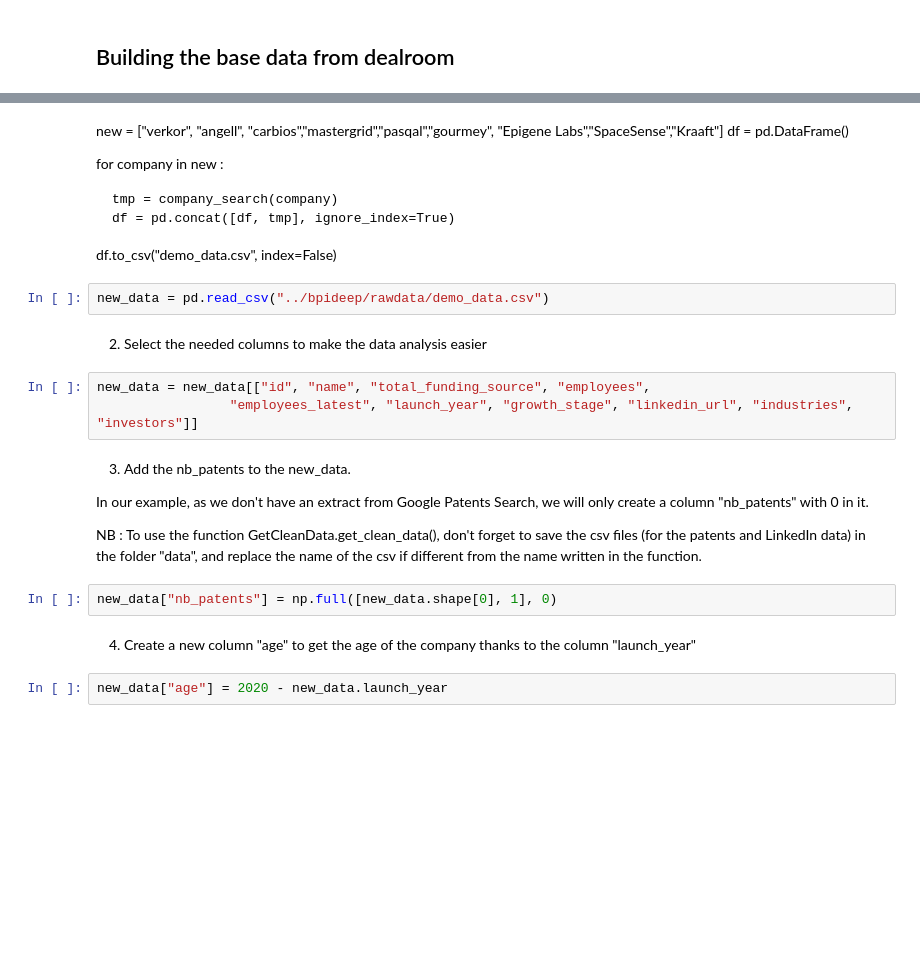
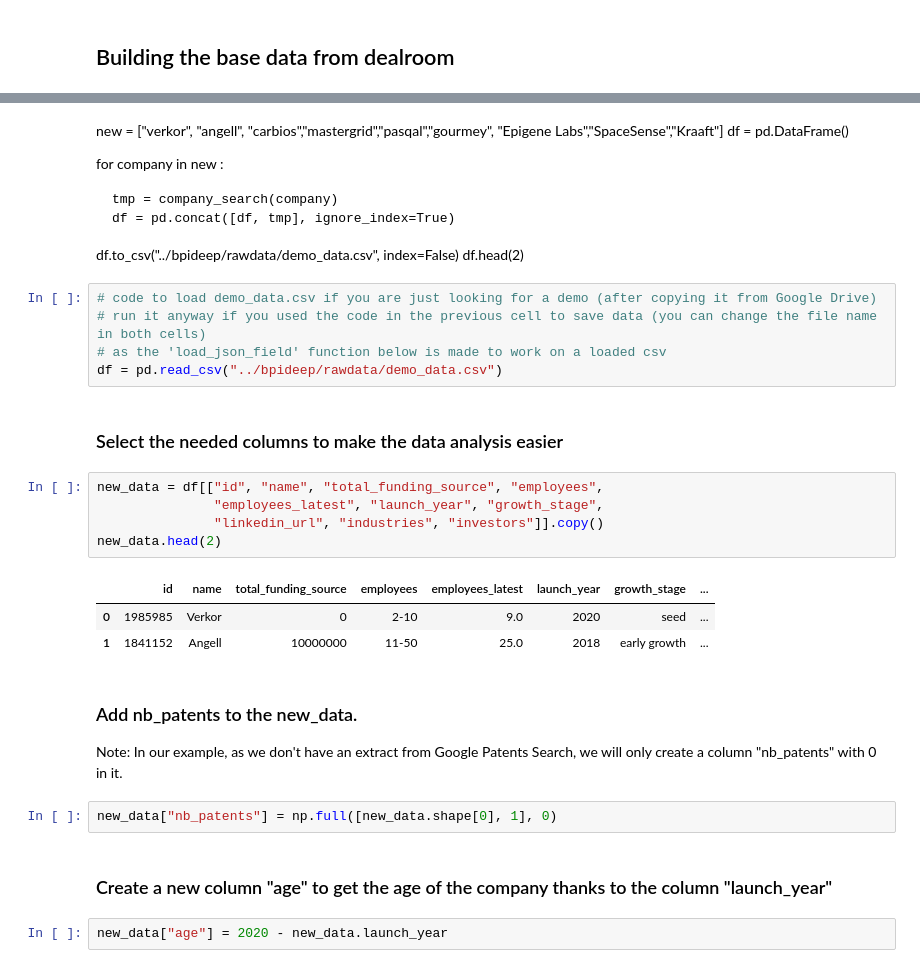
Before and after one commit to CoincoinNico/bpifrance_deeptech_analysis, a Jupyter notebook: documentation/Evaluating_new_companies.ipynb, the cells around one changed output, grey strips where cells are left out. Saved outputs shown, nothing was run; the diff lists cells and outputs as text; blank space fills up the shorter version.

```diff
--- a/documentation/Evaluating_new_companies.ipynb
+++ b/documentation/Evaluating_new_companies.ipynb
@@ -63,24 +82,32 @@ for company in new :
     tmp = company_search(company)
     df = pd.concat([df, tmp], ignore_index=True)
 
-df.to_csv("demo_data.csv", index=False)
+df.to_csv("../bpideep/rawdata/demo_data.csv", index=False)
+df.head(2)
-# %%
-new_data = pd.read_csv("../bpideep/rawdata/demo_data.csv")
+# %%
+# code to load demo_data.csv if you are just looking for a demo (after copying it from Google Drive)
+# run it anyway if you used the code in the previous cell to save data (you can change the file name in both cells)
+# as the 'load_json_field' function below is made to work on a loaded csv
+df = pd.read_csv("../bpideep/rawdata/demo_data.csv")
 # %% [markdown]
-2. Select the needed columns to make the data analysis easier
+### Select the needed columns to make the data analysis easier
 # %%
-new_data = new_data[["id", "name", "total_funding_source", "employees",
-                 "employees_latest", "launch_year", "growth_stage", "linkedin_url", "industries", "investors"]]
+new_data = df[["id", "name", "total_funding_source", "employees",
+               "employees_latest", "launch_year", "growth_stage",
+               "linkedin_url", "industries", "investors"]].copy()
+new_data.head(2)
+# %% [output]
+|  | id | name | total_funding_source | employees | employees_latest | launch_year | growth_stage | ... |
+| 0 | 1985985 | Verkor | 0 | 2-10 | 9.0 | 2020 | seed | ... |
+| 1 | 1841152 | Angell | 10000000 | 11-50 | 25.0 | 2018 | early growth | ... |
 # %% [markdown]
-3. Add the nb_patents to the new_data.
+### Add nb_patents to the new_data.
 
-In our example, as we don't have an extract from Google Patents Search, we will only create a column "nb_patents" with 0 in it.
-
-NB : To use the function GetCleanData.get_clean_data(), don't forget to save the csv files (for the patents and LinkedIn data) in the folder "data", and replace the name of the csv if different from the name written in the function.
+Note: In our example, as we don't have an extract from Google Patents Search, we will only create a column "nb_patents" with 0 in it.
 # %%
 new_data["nb_patents"] = np.full([new_data.shape[0], 1], 0)
 # %% [markdown]
-4. Create a new column "age" to get the age of the company thanks to the column "launch_year"
+### Create a new column "age" to get the age of the company thanks to the column "launch_year"
 # %%
 new_data["age"] = 2020 - new_data.launch_year
 # %% [markdown]
```
Also changed, not shown: parts of 33 cells of this notebook, 3 other files.
